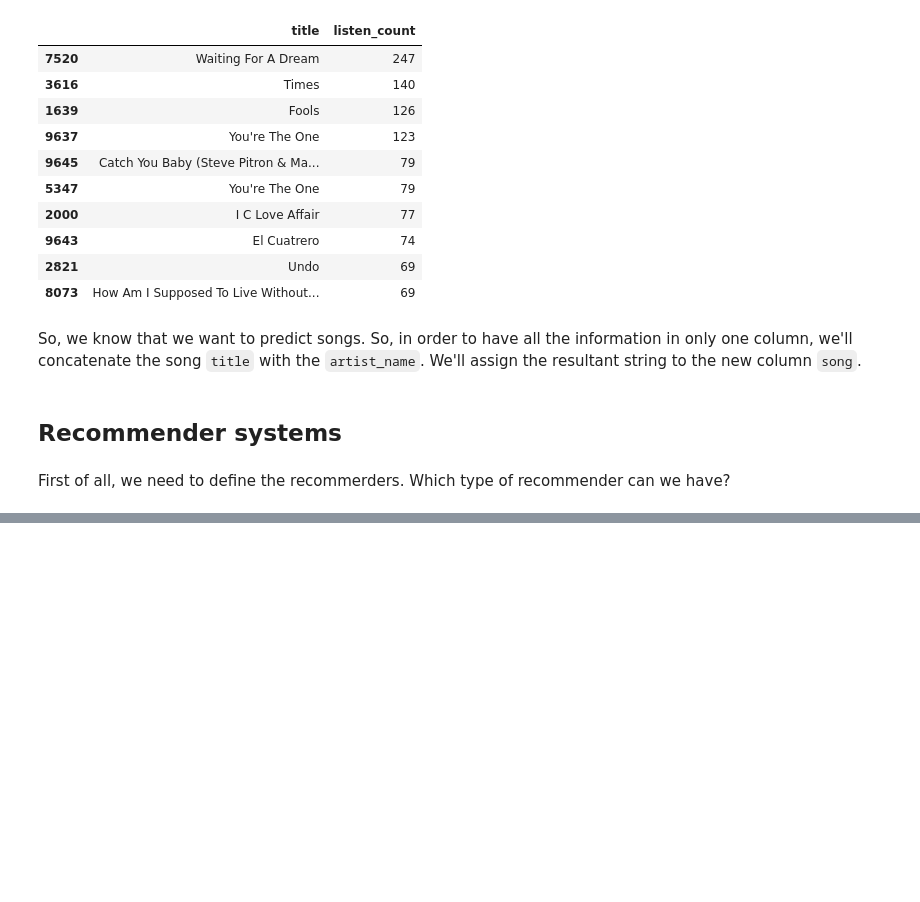
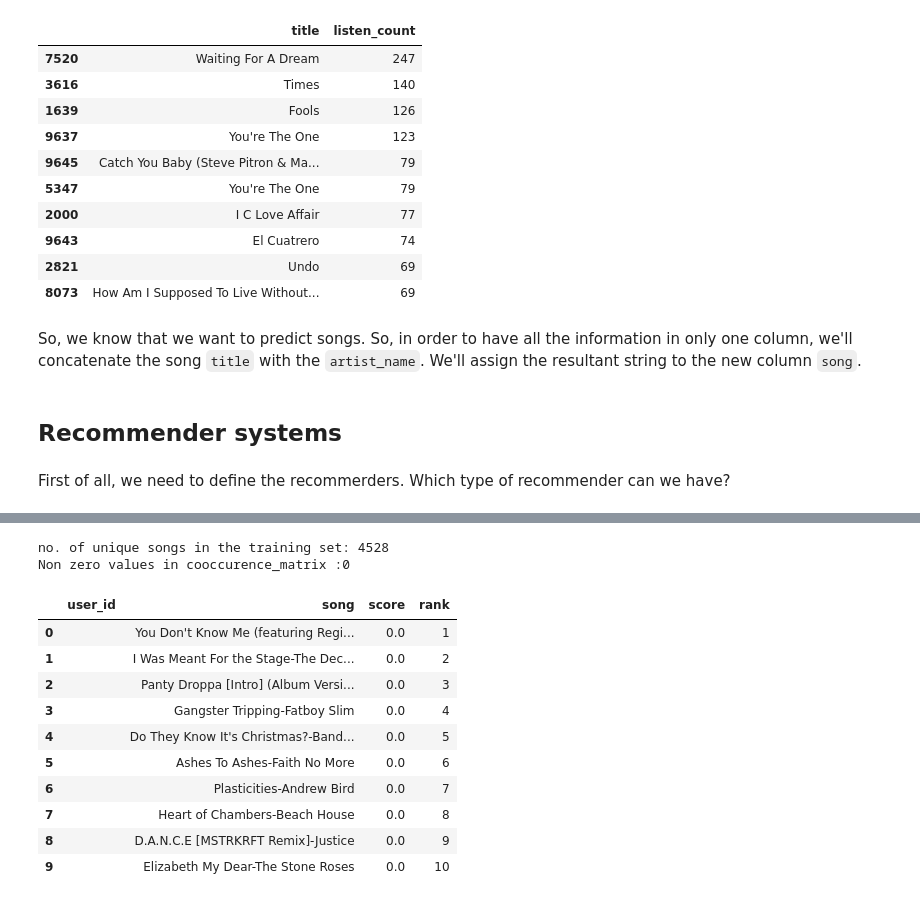
Before and after one commit to ugis22/music_recommender, a Jupyter notebook: music_recommender.ipynb, the cells around one changed output, grey strips where cells are left out. Saved outputs shown, nothing was run; the diff lists cells and outputs as text; code cells hidden in the pictures; blank space fills up the shorter version.

```diff
--- a/music_recommender.ipynb
+++ b/music_recommender.ipynb
@@ -224,0 +422,17 @@ We'll go first through the steps for generating a item-item filtering music reco
+# %%
+song = 'Yellow - Coldplay'
+is_model.get_similar_items([song])
+# %% [output]
+no. of unique songs in the training set: 4528
+Non zero values in cooccurence_matrix :0
+|  | user_id | song | score | rank |
+| 0 |  | You Don't Know Me (featuring Regi... | 0.0 | 1 |
+| 1 |  | I Was Meant For the Stage-The Dec... | 0.0 | 2 |
+| 2 |  | Panty Droppa [Intro] (Album Versi... | 0.0 | 3 |
+| 3 |  | Gangster Tripping-Fatboy Slim | 0.0 | 4 |
+| 4 |  | Do They Know It's Christmas?-Band... | 0.0 | 5 |
+| 5 |  | Ashes To Ashes-Faith No More | 0.0 | 6 |
+| 6 |  | Plasticities-Andrew Bird | 0.0 | 7 |
+| 7 |  | Heart of Chambers-Beach House | 0.0 | 8 |
+| 8 |  | D.A.N.C.E [MSTRKRFT Remix]-Justice | 0.0 | 9 |
+| 9 |  | Elizabeth My Dear-The Stone Roses | 0.0 | 10 |
```
Also changed, not shown: parts of 11 cells of this notebook.
